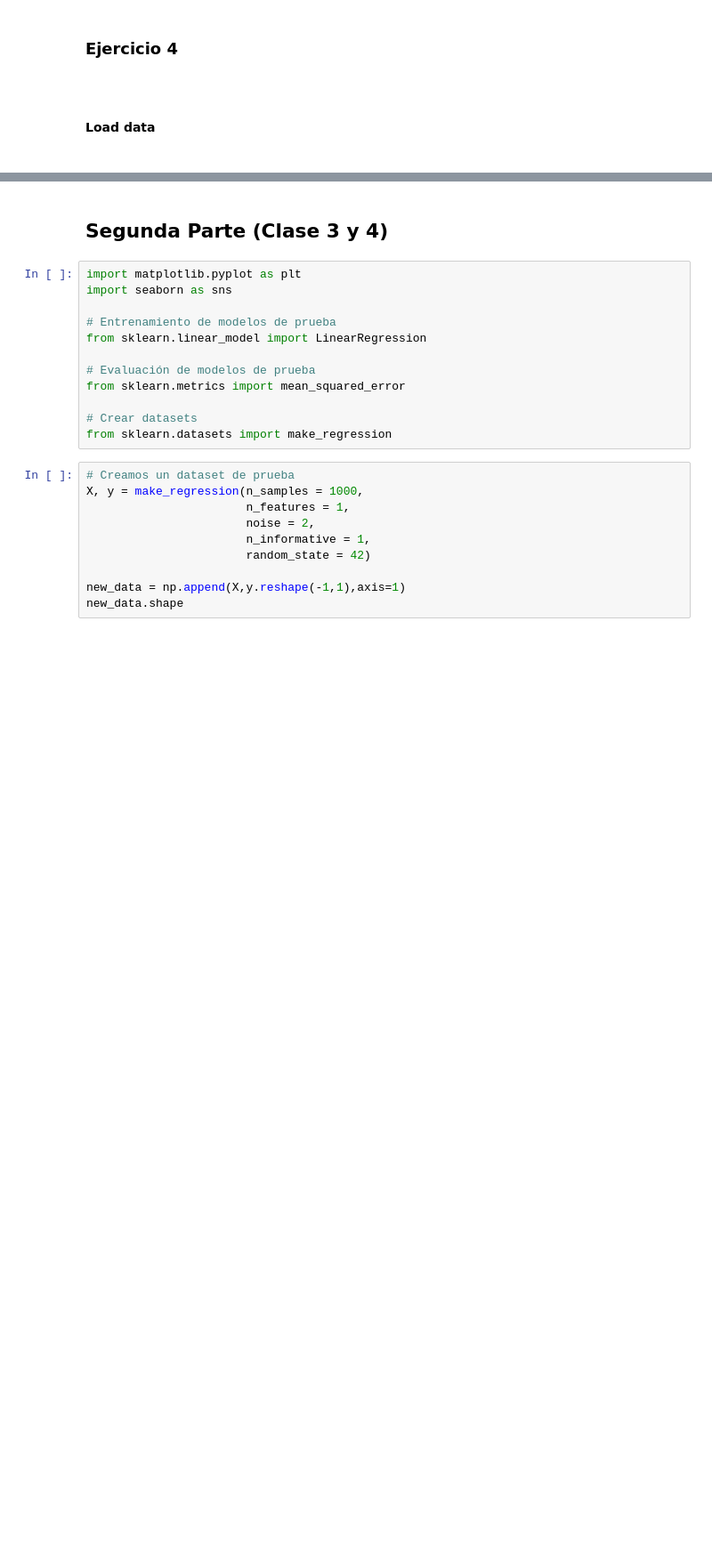
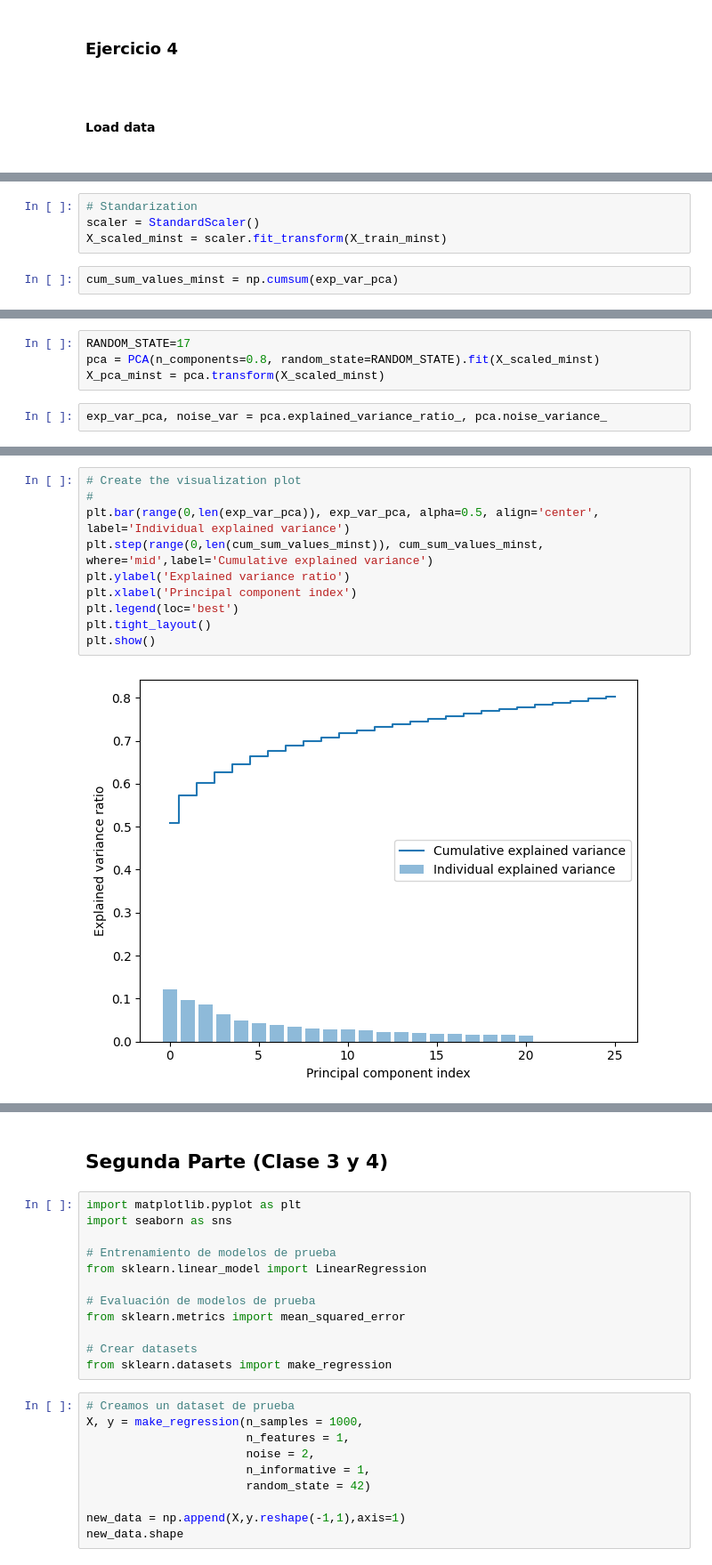
Before and after one commit to BenjaSar/IIA, a Jupyter notebook: tp_integrador.ipynb, the cells around one changed output, grey strips where cells are left out. Shown at 89% size. Saved outputs shown, nothing was run; the diff lists cells and outputs as text; blank space fills up the shorter version.

```diff
--- a/tp_integrador.ipynb
+++ b/tp_integrador.ipynb
@@ -301,3 +317,9 @@ clases = np.unique(y_train)
 clases
 # %% [output]
 array([0, 1, 2, 3, 4, 5, 6, 7, 8, 9])
+# %%
+# Standarization
+scaler = StandardScaler()
+X_scaled_minst = scaler.fit_transform(X_train_minst)
+# %%
+cum_sum_values_minst = np.cumsum(exp_var_pca)
@@ -303,0 +328,6 @@ array([0, 1, 2, 3, 4, 5, 6, 7, 8, 9])
+# %%
+RANDOM_STATE=17
+pca = PCA(n_components=0.8, random_state=RANDOM_STATE).fit(X_scaled_minst)
+X_pca_minst = pca.transform(X_scaled_minst)
+# %%
+exp_var_pca, noise_var = pca.explained_variance_ratio_, pca.noise_variance_
@@ -303,0 +352,12 @@ array([0, 1, 2, 3, 4, 5, 6, 7, 8, 9])
+# %%
+# Create the visualization plot
+#
+plt.bar(range(0,len(exp_var_pca)), exp_var_pca, alpha=0.5, align='center', label='Individual explained variance')
+plt.step(range(0,len(cum_sum_values_minst)), cum_sum_values_minst, where='mid',label='Cumulative explained variance')
+plt.ylabel('Explained variance ratio')
+plt.xlabel('Principal component index')
+plt.legend(loc='best')
+plt.tight_layout()
+plt.show()
+# %% [output]
+[figure, added]
```
Also changed, not shown: parts of 28 cells of this notebook, 1 other file.
